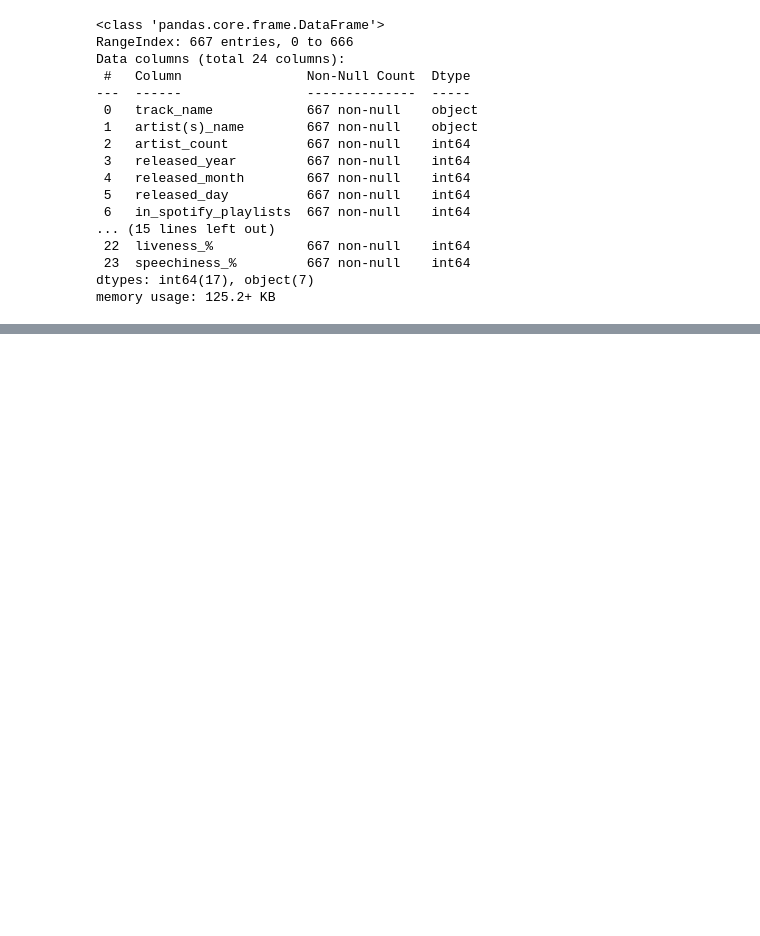
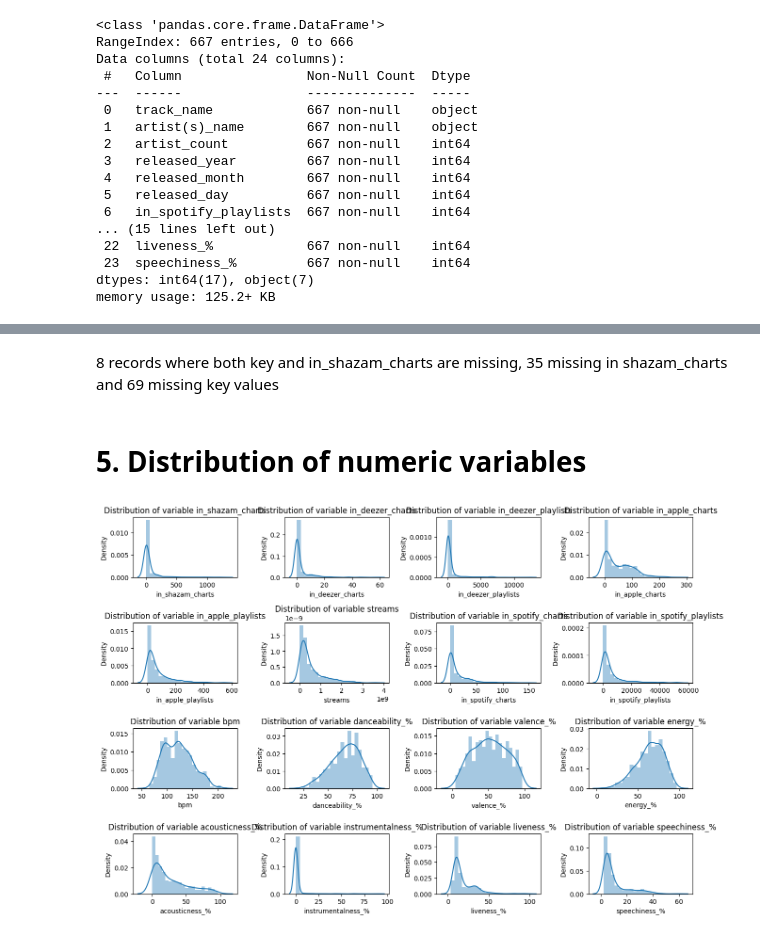
Before and after one commit to nataliachoszczyk/spotify-songs-clustering, a Jupyter notebook: EDA_KM1/EDA.ipynb, the cells around one changed output, grey strips where cells are left out. Saved outputs shown, nothing was run; the diff lists cells and outputs as text; code cells hidden in the pictures; blank space fills up the shorter version.

```diff
--- a/EDA_KM1/EDA.ipynb
+++ b/EDA_KM1/EDA.ipynb
@@ -176,0 +188,3 @@ spotify_df.describe()
+# %%
+spotify_df.at[497, 'streams'] = None
+spotify_df['streams'] = spotify_df['streams'].astype(float)
@@ -176,0 +218,3 @@ spotify_df.describe()
+# %%
+spotify_df['in_deezer_playlists'] = spotify_df['in_deezer_playlists'].str.replace(',', '', regex=False)
+spotify_df['in_deezer_playlists'] = spotify_df['in_deezer_playlists'].astype(int)
@@ -176,0 +242,3 @@ spotify_df.describe()
+# %%
+spotify_df['in_shazam_charts'] = spotify_df['in_shazam_charts'].str.replace(',', '', regex=False)
+spotify_df['in_shazam_charts'] = spotify_df['in_shazam_charts'].astype(float)
@@ -176,0 +282,24 @@ spotify_df.describe()
+# %% [markdown]
+8 records where both key and in_shazam_charts are missing, 35 missing in shazam_charts and 69 missing key values
+# %%
+object_columns = spotify_df.select_dtypes(include=['object']).columns
+spotify_df[object_columns] = spotify_df[object_columns].astype(str)
+# %% [markdown]
+# 5. Distribution of numeric variables
+# %%
+plt.figure(figsize=(13, 13))
+
+#columns = ['artist_count', 'released_year', 'released_month', 'released_day', 'bpm', 'danceability_%', 'valence_%', 'energy_%', 'acousticness_%', 'instrumentalness_%', 'liveness_%', 'speechiness_%']
+
+r = 6  # Number of rows in the subplot grid
+c = 4  # Number of columns in the subplot grid
+
+for i, column in enumerate(numeric):
+    plt.subplot(r, c, i+1)
+    dis_dist = sns.distplot(spotify_df[column], bins=20)
+    dis_dist.set_title(f'Distribution of variable {column}')
+
+plt.tight_layout()
+plt.show()
+# %% [output]
+[figure, added]
```
Also changed, not shown: parts of 34 cells of this notebook.
